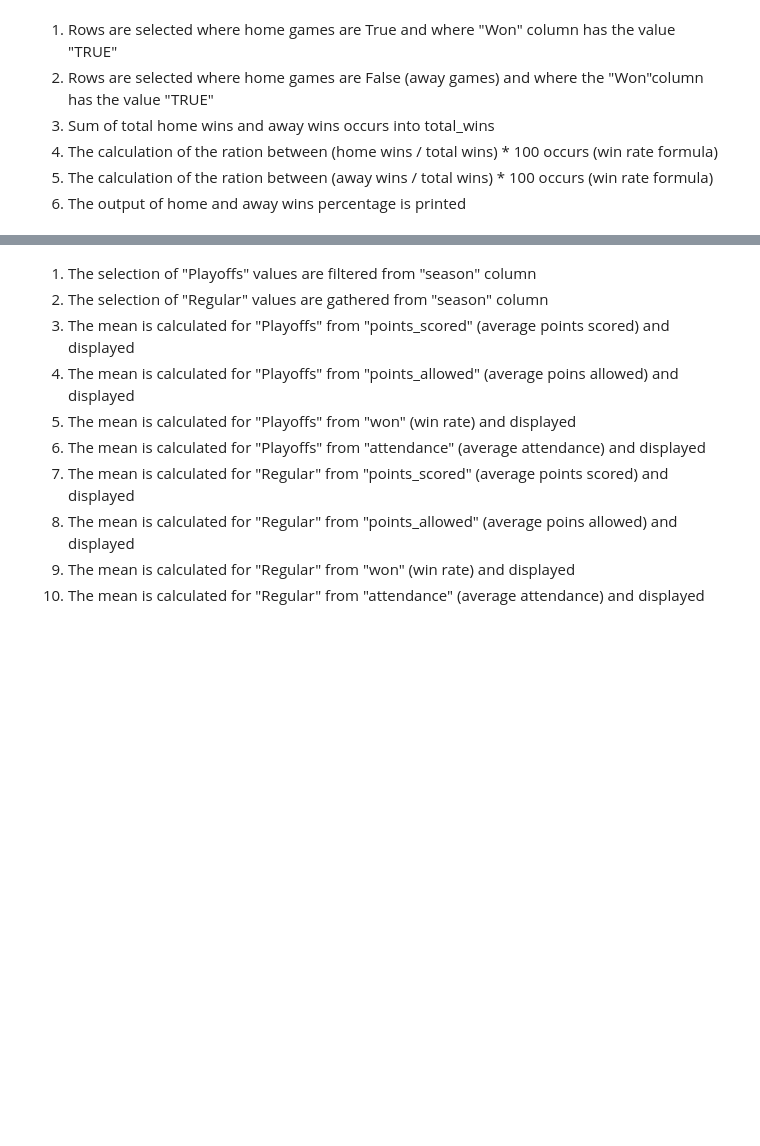
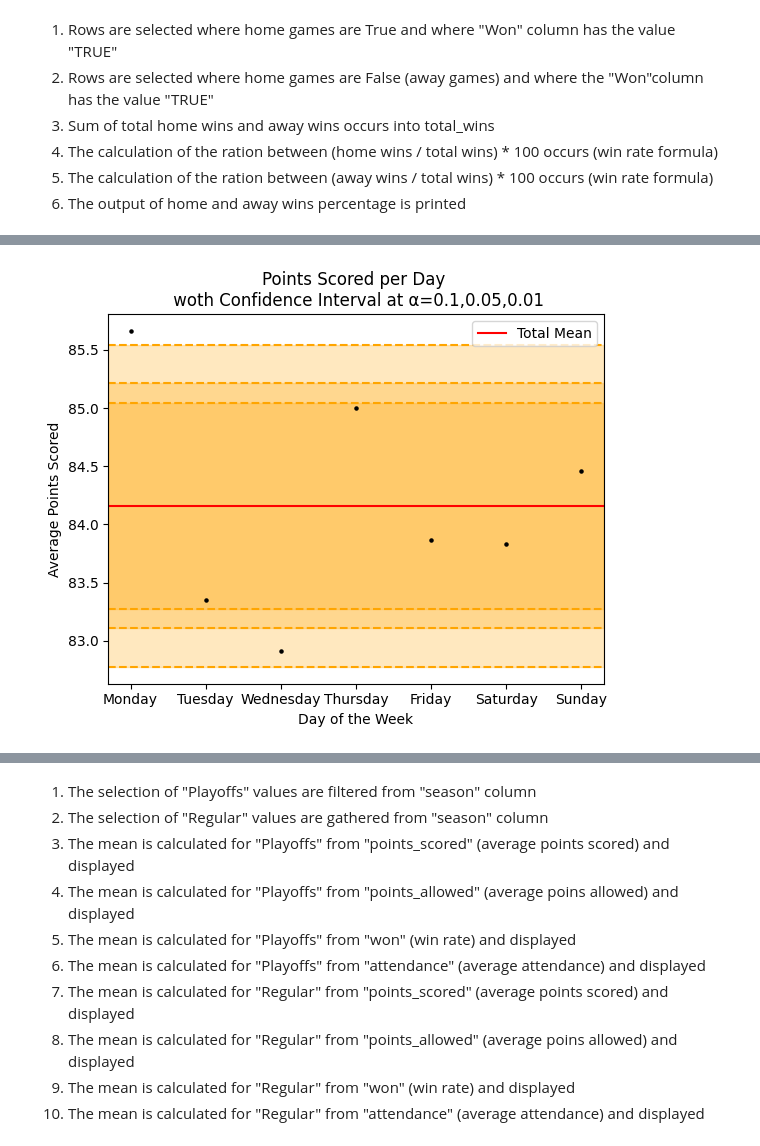
Before and after one commit to LeLucasB12/Data-Analysis-Challenge, a Jupyter notebook: dasa_2p08_challenge.ipynb, the cells around one changed output, grey strips where cells are left out. Cells and saved outputs as stored; diff of their text form; code cells hidden in the pictures; blank space fills up the shorter version.

```diff
--- a/dasa_2p08_challenge.ipynb
+++ b/dasa_2p08_challenge.ipynb
@@ -159,0 +342,76 @@ Sunday Average : 84.87878787878788
+# %%
+# List of days to generate the data
+days = ['Monday', 'Tuesday', 'Wednesday', 'Thursday', 'Friday', 'Saturday', 'Sunday']
+day_data = {day: data[data['day_of_week'] == day] for day in days}
+
+# Calculating means and cleaning them up
+day_means = {day : float(day_data[day]['points_scored'].mean()) for day in days}
+
+# Getting summary statistics for visualization
+total_count = data['points_scored'].count()
+total_average = data['points_scored'].mean()
+total_variance = data['points_scored'].var()
+
+# Calculating Confidence Intervals
+# NOTE: We use an anonymous function for
+#       the confidence inteval to keep the code clean
+alphas = [0.10, 0.05, 0.01]
+z_scores = [1.645, 1.96, 2.575] # Common approximations for given alphas
+standard_error = np.sqrt(total_variance / total_count)
+ci = lambda x,z: (float(x - z * standard_error), float(x + z * standard_error))
+intervals = {alpha: ci(total_average, z) for alpha, z in zip(alphas, z_scores)}
+
+# Visualization
+# Adding Confidence Interval Lines
+for alpha in alphas:
+  for bound in intervals[alpha]:
+    plt.axline(
+        xy1=(0,bound),
+        slope = 0,
+        color = 'orange', ls='dashed'
+        )
+
+# Filling in Confidence Intevals
+for alpha in alphas:
+  plt.axhspan(intervals[alpha][0], intervals[alpha][1],
+              color='orange', alpha=0.25)
+
+# Adding mean line
+mean_line = plt.axline(xy1 = (0, total_average),
+           slope = 0,
+           color = 'r'
+           )
+
+# Making Scatter Plot
+plt.scatter(
+    x= days,
+    y= day_means.values(),
+    marker= 'o', color='black', s=5
+)
+# Adding title, labels and legends
+plt.title("Points Scored per Day \n woth Confidence Interval at α=0.1,0.05,0.01")
+plt.xlabel("Day of the Week")
+plt.ylabel("Average Points Scored")
+plt.legend(
+    [mean_line, intervals[0.05]],
+    ['Total Mean']
+)
+
+# Terminal Output
+print("=== Question 4 Summary ===")
+print("")
+# Printing averages
+print("Averages: ")
+for day, mean in zip(days , day_means):
+  print(f"  {day}: {day_means[day]:.4f}")
+print(f" Total Average: {total_average:.4f}")
+print("\n")
+# Printing Confident Intervals
+print("Confidence Intervals: ")
+for alpha in alphas:
+  print(f"  {(1 - alpha) * 100}% Confidence Interval for Overall Mean: {intervals[alpha]}")
+print("\n")
+# Showing plot
+print("Plot:")
+plt.show()
+# %% [output]
@@ -159,0 +438 @@ Sunday Average : 84.87878787878788
+[figure, added]
```
Also changed, not shown: parts of 46 cells of this notebook.
